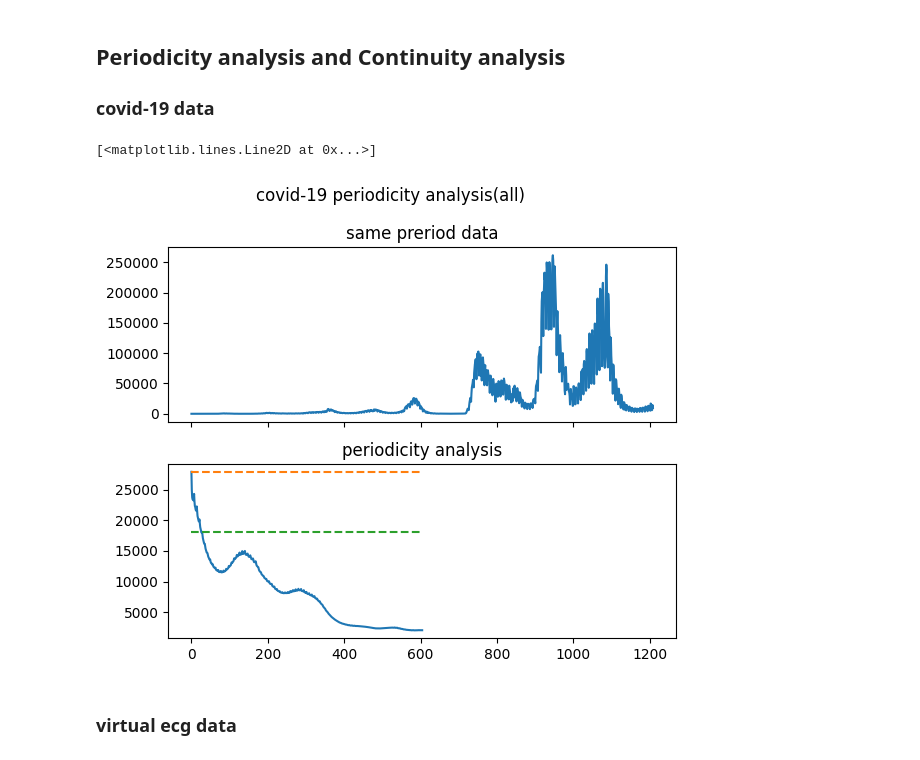
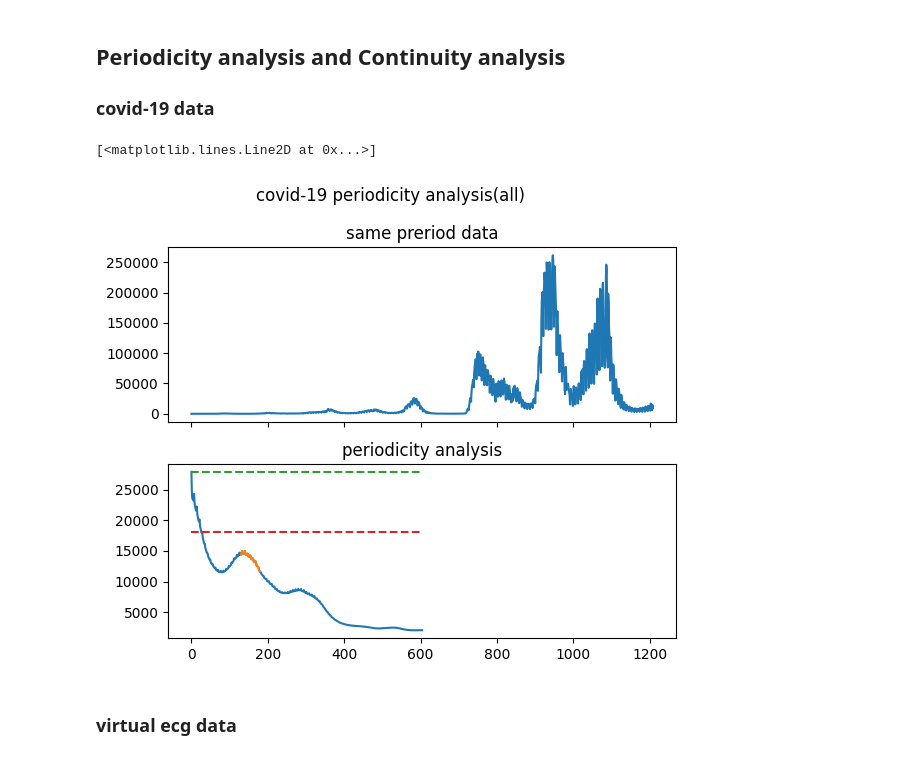
Before and after one commit to YASUHARA-Wataru/bedcmm, a Jupyter notebook: pattern_demo.ipynb, the cells around one changed output. Cells and saved outputs as stored; diff of their text form; code cells hidden in the pictures.

Commit message:
update bedcmm pattern module for ver2(sample of periods)

```diff
--- a/pattern_demo.ipynb
+++ b/pattern_demo.ipynb
@@ -37,24 +37,27 @@ ax[1].set_yticks([0])
 # %%
 from bedcmm.pattern import *
 import pandas as pd
 import numpy as np
 import matplotlib.pyplot as plt
 
 covid_19_data_df = pd.read_csv("./sample_data/covid-19/newly_confirmed_cases_daily.csv")[['Date','ALL']]
 covid_19_data = np.array(covid_19_data_df['ALL'].values,dtype=np.float64)
 covid_19_period = periodicity(covid_19_data)
+calc_range = np.arange(110,160)
+covid_19_period_apart = periodicity(covid_19_data,periods=calc_range)
 
 fig, ax = plt.subplots(2, 1, sharex="all", figsize=(6, 5),tight_layout=True)
 fig.suptitle("covid-19 periodicity analysis(all)")
 ax[0].set_title('same preriod data')
 ax[0].plot(covid_19_data)
 ax[1].set_title('periodicity analysis')
 ax[1].plot(covid_19_period)
+ax[1].plot(calc_range,covid_19_period_apart)
 ax[1].plot([0,len(covid_19_data)/2],[covid_19_data.mean(),covid_19_data.mean()],'--')
 ax[1].plot([0,len(covid_19_data)/2],[covid_19_data.mean()*0.65,covid_19_data.mean()*0.65],'--')
 # %% [output]
 [<matplotlib.lines.Line2D at 0x...>]
-[figure, old version]
+[figure, new version]
 # %% [markdown]
 ### virtual ecg data
 # %%
```
